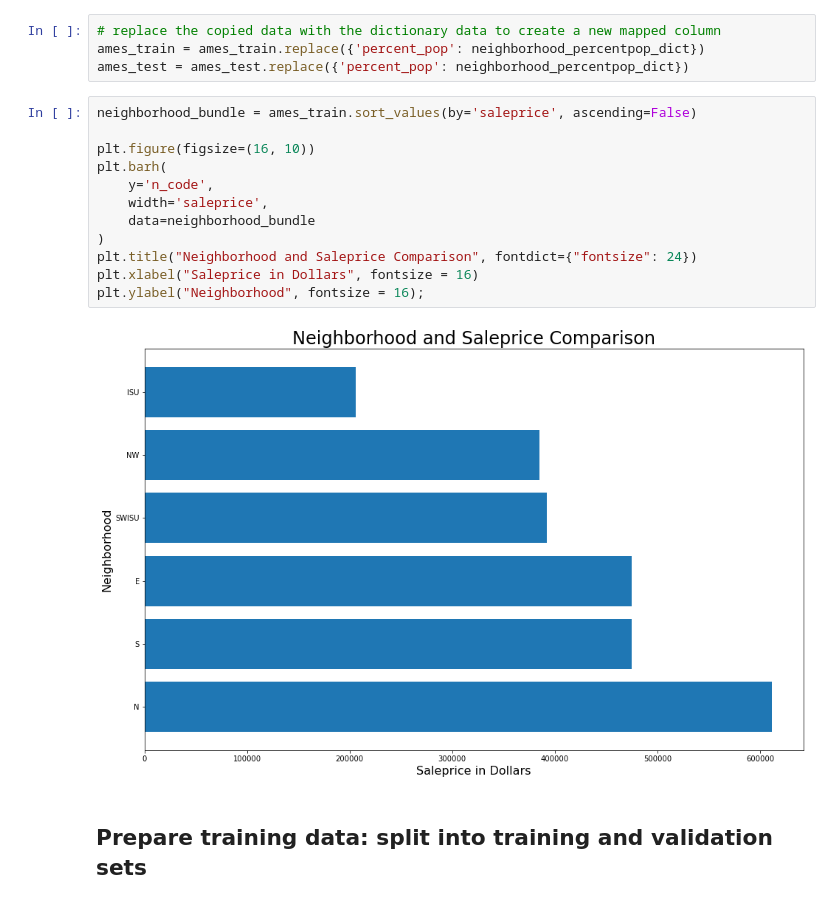
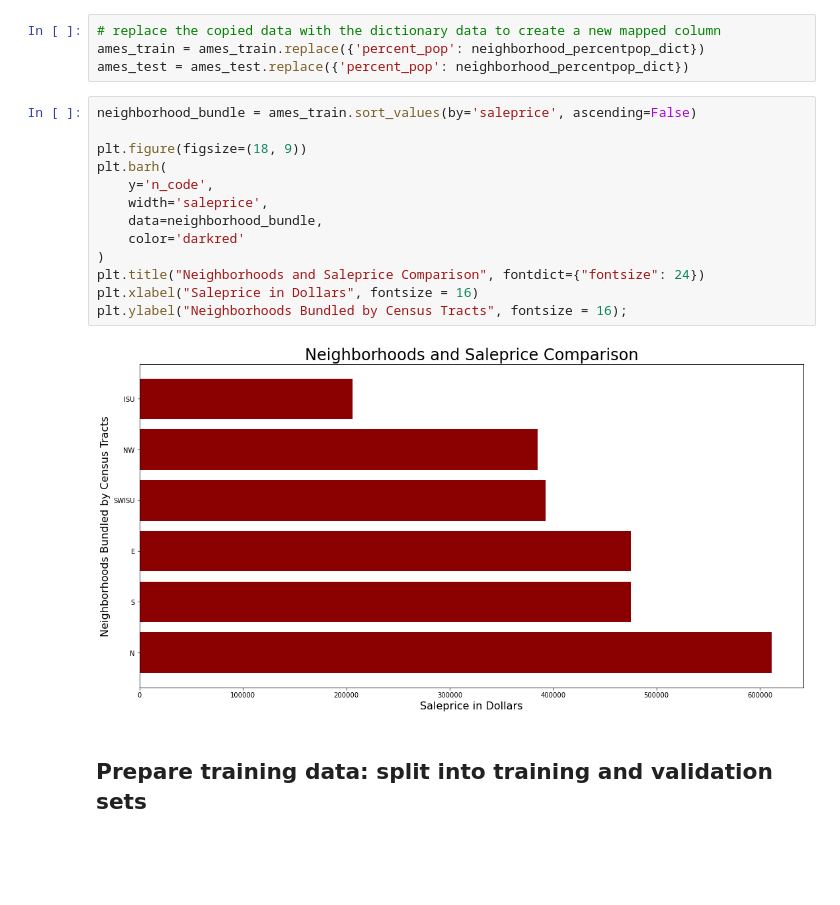
Before and after one commit to brandiehatch/project-2, a Jupyter notebook: code/ames_housing.ipynb, the cells around one changed output. Cells and saved outputs as stored; diff of their text form; blank space fills up the shorter version.

```diff
--- a/code/ames_housing.ipynb
+++ b/code/ames_housing.ipynb
@@ -280,17 +276,18 @@ ames_test = ames_test.replace({'percent_pop': neighborhood_percentpop_dict})
 # %%
 neighborhood_bundle = ames_train.sort_values(by='saleprice', ascending=False)
 
-plt.figure(figsize=(16, 10))
+plt.figure(figsize=(18, 9))
 plt.barh(
     y='n_code',
     width='saleprice',
-    data=neighborhood_bundle
+    data=neighborhood_bundle,
+    color='darkred'
 )
-plt.title("Neighborhood and Saleprice Comparison", fontdict={"fontsize": 24})
+plt.title("Neighborhoods and Saleprice Comparison", fontdict={"fontsize": 24})
 plt.xlabel("Saleprice in Dollars", fontsize = 16)
-plt.ylabel("Neighborhood", fontsize = 16);
+plt.ylabel("Neighborhoods Bundled by Census Tracts", fontsize = 16);
 # %% [output]
-[figure, old version]
+[figure, new version]
 # %% [markdown]
 ## Prepare training data: split into training and validation sets
 # %%
```
Also changed, not shown: parts of 7 cells of this notebook, 5 other files.
